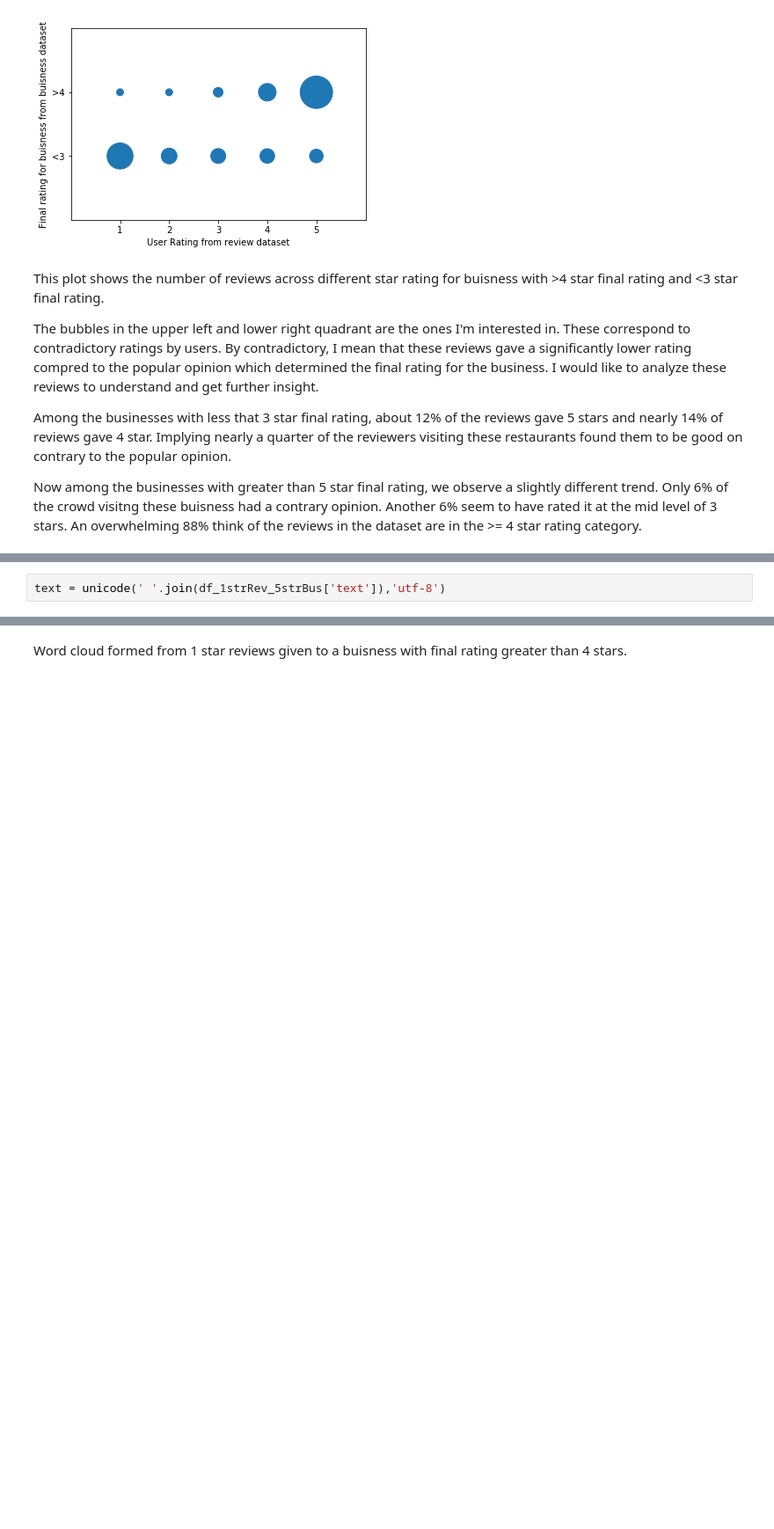
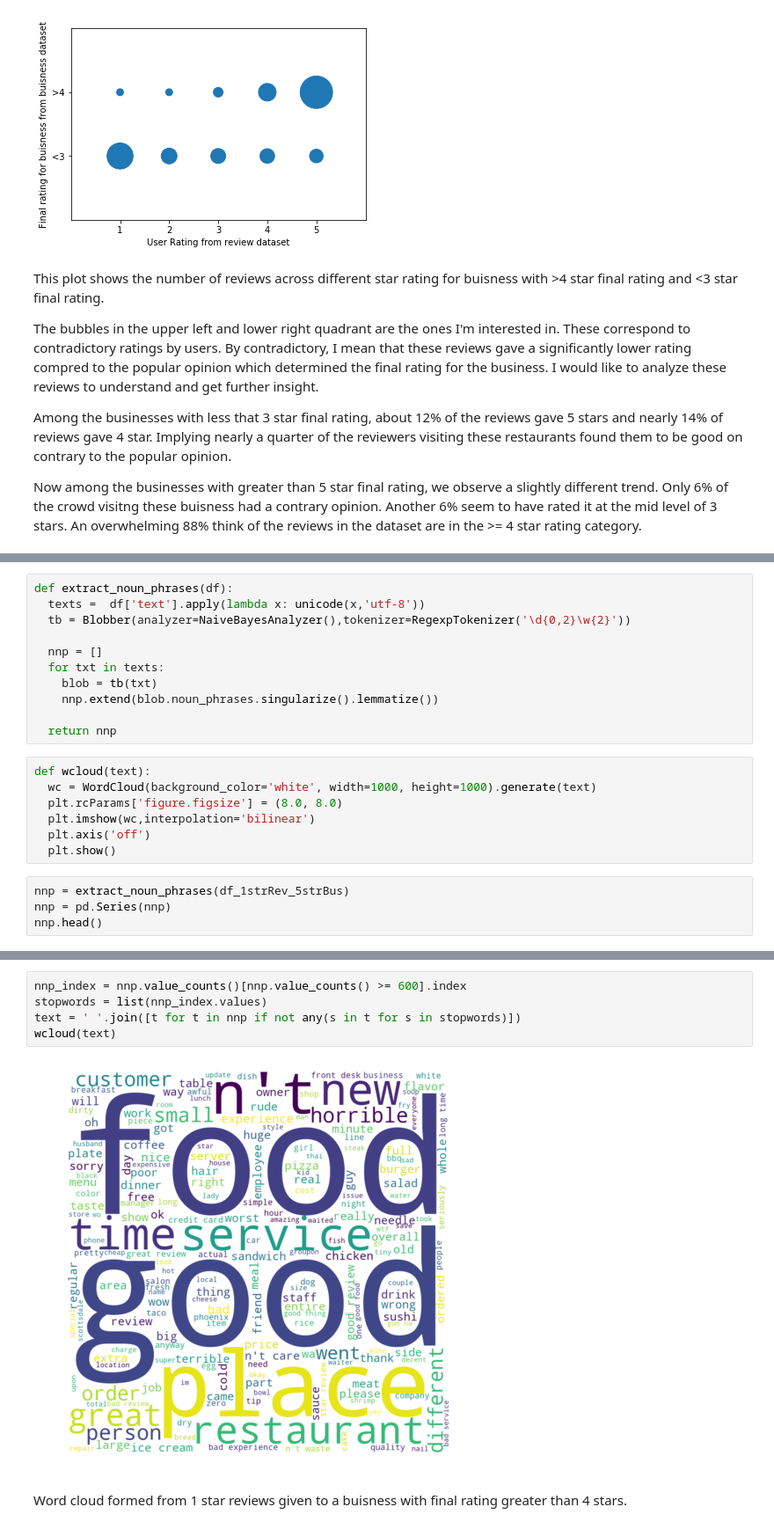
Before and after one commit to ibanesh/CapstoneProjectProposal, a Jupyter notebook: ProjectEDA.ipynb, the cells around one changed output, grey strips where cells are left out. Shown at 88% size. Drawn from its saved outputs; the diff is of its cells as text; blank space fills up the shorter version.

Commit message:
updated wordcloud with noun phrases

```diff
--- a/ProjectEDA.ipynb
+++ b/ProjectEDA.ipynb
@@ -357,2 +357,0 @@ import nltk
-# %%
-text = unicode(' '.join(df_1strRev_5strBus['text']),'utf-8')
@@ -377,0 +358,22 @@ plt.show()
+# %%
+def extract_noun_phrases(df):
+  texts =  df['text'].apply(lambda x: unicode(x,'utf-8'))
+  tb = Blobber(analyzer=NaiveBayesAnalyzer(),tokenizer=RegexpTokenizer('\d{0,2}\w{2}'))
+
+  nnp = []
+  for txt in texts:
+    blob = tb(txt)
+    nnp.extend(blob.noun_phrases.singularize().lemmatize())
+
+  return nnp
+# %%
+def wcloud(text):
+  wc = WordCloud(background_color='white', width=1000, height=1000).generate(text)
+  plt.rcParams['figure.figsize'] = (8.0, 8.0)
+  plt.imshow(wc,interpolation='bilinear')
+  plt.axis('off')
+  plt.show()
+# %%
+nnp = extract_noun_phrases(df_1strRev_5strBus)
+nnp = pd.Series(nnp)
+nnp.head()
@@ -378,2 +407,9 @@ plt.show()
+# %%
+nnp_index = nnp.value_counts()[nnp.value_counts() >= 600].index
+stopwords = list(nnp_index.values)
+text = ' '.join([t for t in nnp if not any(s in t for s in stopwords)])
+wcloud(text)
+# %% [output]
+[figure, added]
 # %% [markdown]
 Word cloud formed from 1 star reviews given to a buisness with final rating greater than 4 stars.
```
Also changed, not shown: parts of 40 cells of this notebook.
